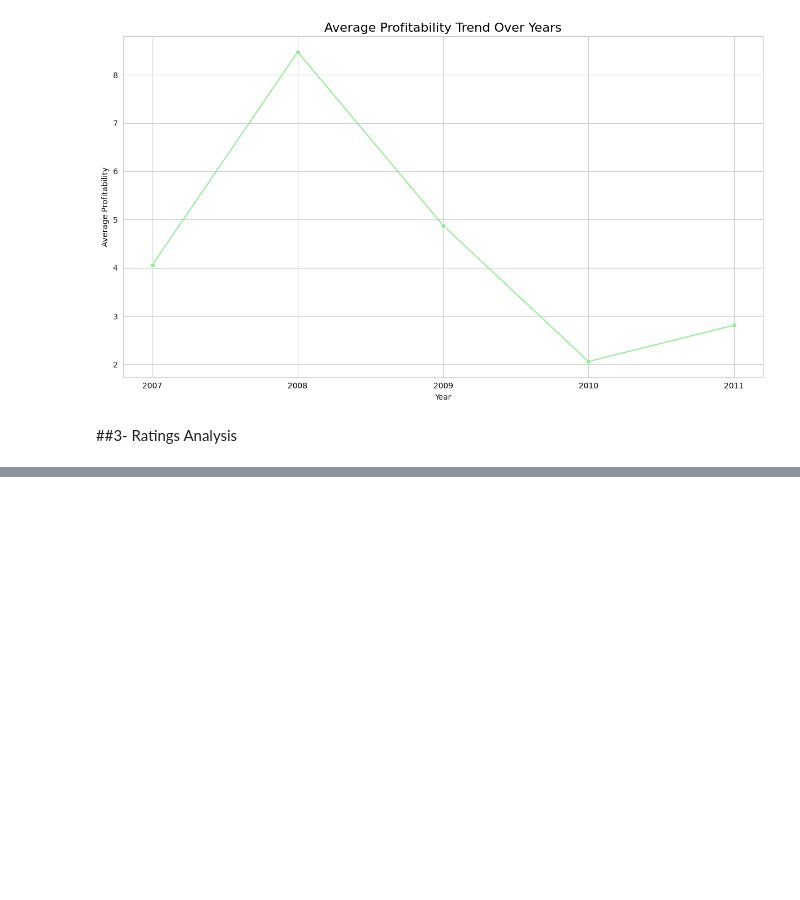
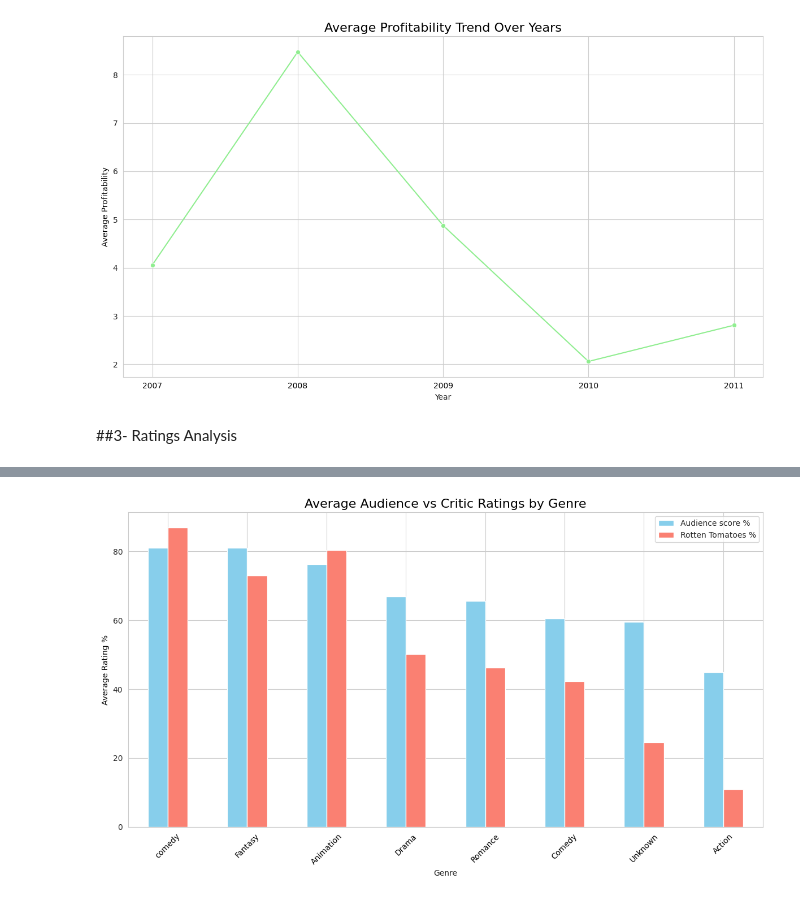
Before and after one commit to Mohamedsadek12/Movie-Dataset-Preprocessing, a Jupyter notebook: Movie_DataSet.ipynb, the cells around one changed output, grey strips where cells are left out. Cells and saved outputs as stored; diff of their text form; code cells hidden in the pictures; blank space fills up the shorter version.

```diff
--- a/Movie_DataSet.ipynb
+++ b/Movie_DataSet.ipynb
@@ -237,0 +248,10 @@ plt.show()
+# %%
+avg_ratings_by_genre = df.groupby('Genre')[['Audience score %', 'Rotten Tomatoes %']].mean().sort_values(by='Audience score %', ascending=False)
+avg_ratings_by_genre.plot(kind='bar', figsize=(12, 7), color=['skyblue', 'salmon'])
+plt.title('Average Audience vs Critic Ratings by Genre', color='Black', fontsize=16)
+plt.xticks(rotation=45, color='Black')
+plt.ylabel('Average Rating %', color='Black')
+plt.tight_layout()
+plt.show()
+# %% [output]
+[figure, added]
```
Also changed, not shown: parts of 16 cells of this notebook, 1 other file.
